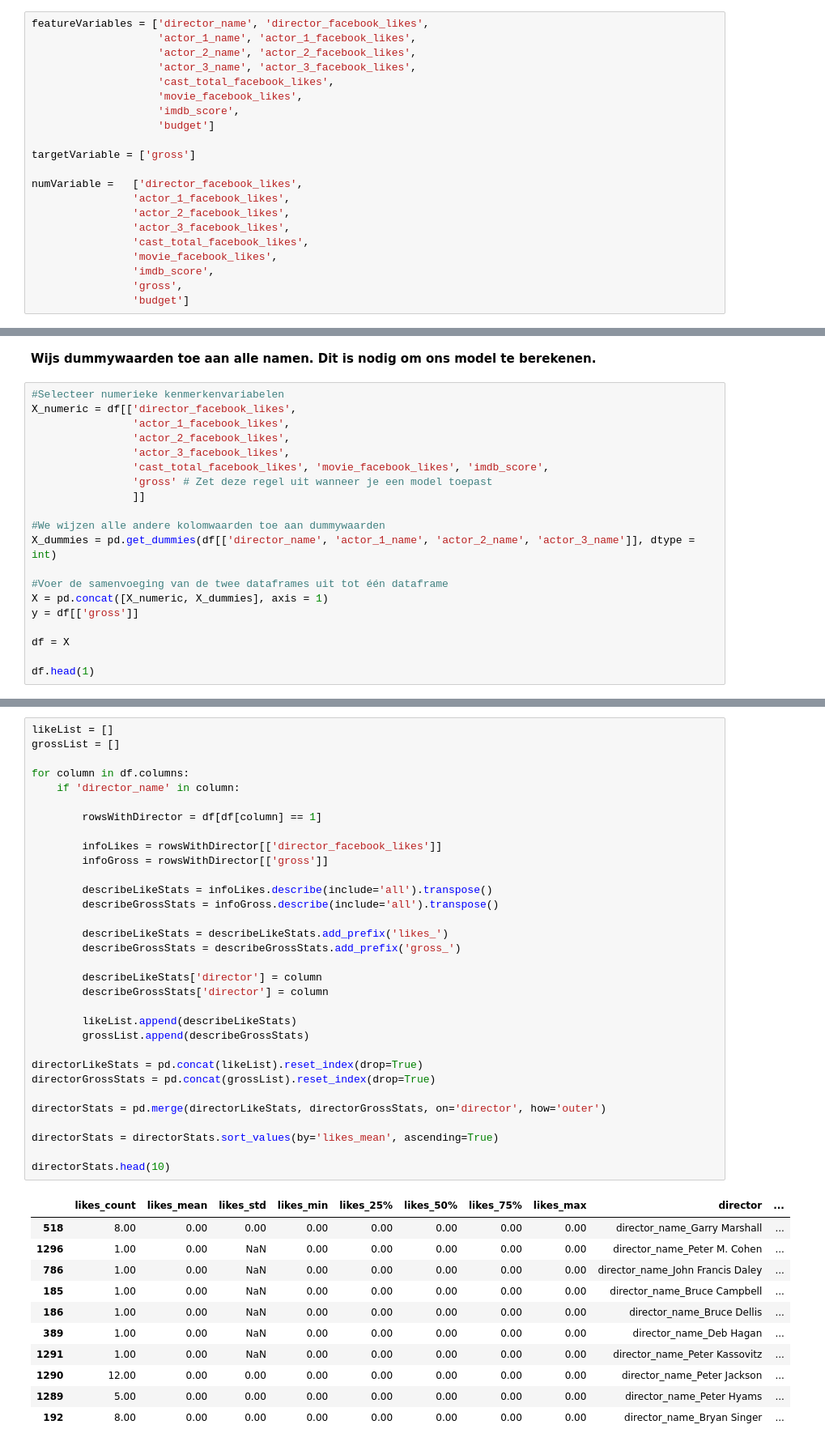
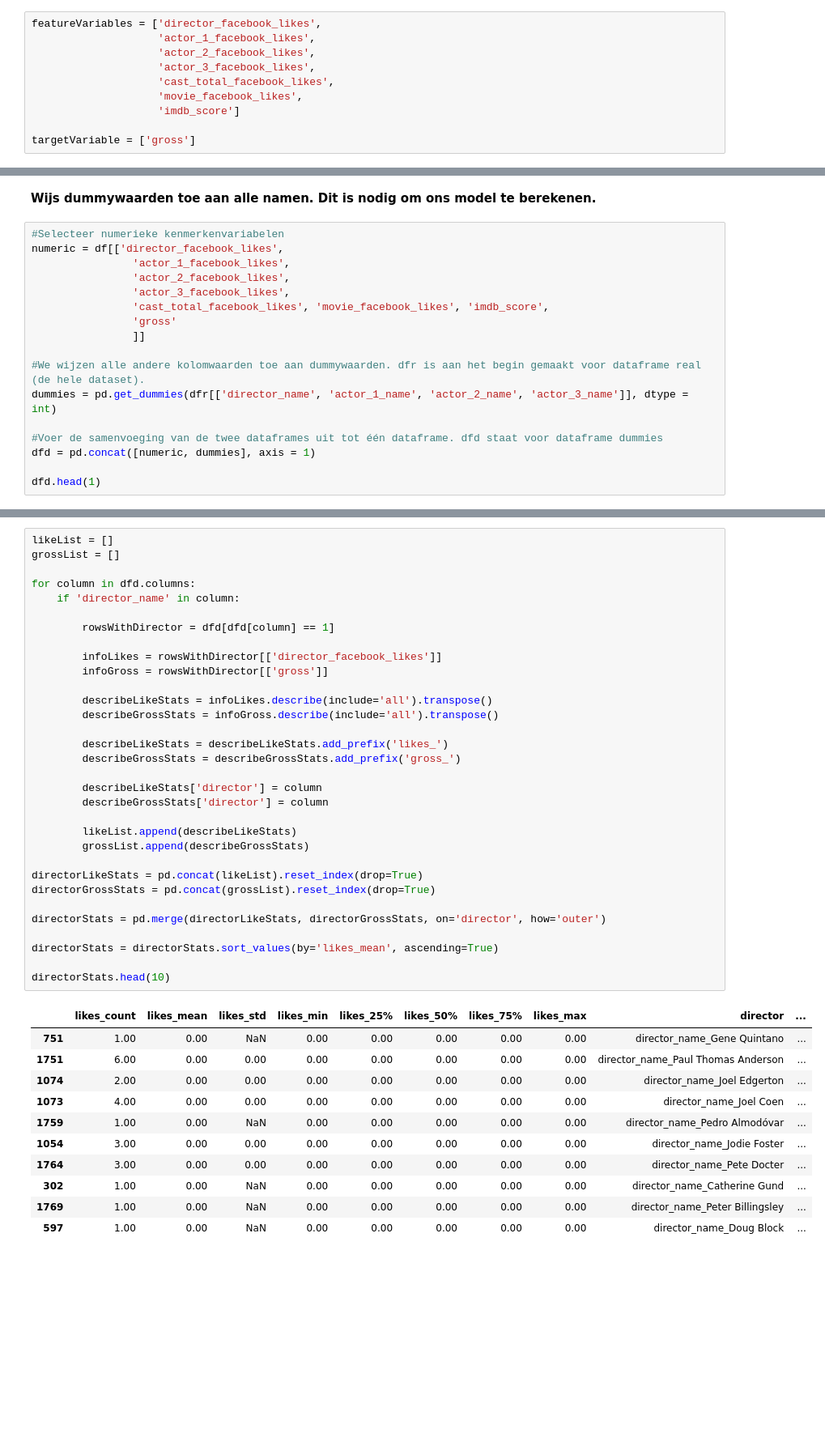
Before and after one commit to Pimdw/CM_CASUS, a Jupyter notebook: main.ipynb, the cells around one changed output, grey strips where cells are left out. Shown at 81% size. Saved outputs shown, nothing was run; the diff lists cells and outputs as text; blank space fills up the shorter version.

Commit message:
changes
modellen met beschrijving,
conclusie onderzoeksvraag 1

```diff
--- a/main.ipynb
+++ b/main.ipynb
@@ -85,25 +87,14 @@ display(Image(filename="meetniveaus.png"))
 Voor feature variables gaan we een paar tabellen analyseren. De target variabel is al gegeven, namelijk de Gross column.
 De gross is afhankelijk van de feature variables, die zijn onafhankelijk.
 # %%
-featureVariables = ['director_name', 'director_facebook_likes',
-                    'actor_1_name', 'actor_1_facebook_likes',
-                    'actor_2_name', 'actor_2_facebook_likes',
-                    'actor_3_name', 'actor_3_facebook_likes',
+featureVariables = ['director_facebook_likes',
+                    'actor_1_facebook_likes',
+                    'actor_2_facebook_likes',
+                    'actor_3_facebook_likes',
                     'cast_total_facebook_likes',
                     'movie_facebook_likes',
-                    'imdb_score',
-                    'budget']
+                    'imdb_score']
 
 targetVariable = ['gross']
-
-numVariable =   ['director_facebook_likes',
-                'actor_1_facebook_likes',
-                'actor_2_facebook_likes',
-                'actor_3_facebook_likes',
-                'cast_total_facebook_likes',
-                'movie_facebook_likes',
-                'imdb_score',
-                'gross',
-                'budget']
 # %% [markdown]
 **Maak een andere dataframe met alleen de kolommen waarin we geïnteresseerd zijn.**
@@ -410,24 +389,21 @@ fn.correlation_plot(df, 'imdb_score','director_facebook_likes')
 **Wijs dummywaarden toe aan alle namen. Dit is nodig om ons model te berekenen.**
 # %%
 #Selecteer numerieke kenmerkenvariabelen
-X_numeric = df[['director_facebook_likes',
+numeric = df[['director_facebook_likes',
                 'actor_1_facebook_likes',
                 'actor_2_facebook_likes',
                 'actor_3_facebook_likes',
                 'cast_total_facebook_likes', 'movie_facebook_likes', 'imdb_score',
-                'gross' # Zet deze regel uit wanneer je een model toepast
+                'gross'
                 ]]
 
-#We wijzen alle andere kolomwaarden toe aan dummywaarden
-X_dummies = pd.get_dummies(df[['director_name', 'actor_1_name', 'actor_2_name', 'actor_3_name']], dtype = int)
+#We wijzen alle andere kolomwaarden toe aan dummywaarden. dfr is aan het begin gemaakt voor dataframe real (de hele dataset).
+dummies = pd.get_dummies(dfr[['director_name', 'actor_1_name', 'actor_2_name', 'actor_3_name']], dtype = int)
 
-#Voer de samenvoeging van de twee dataframes uit tot één dataframe
-X = pd.concat([X_numeric, X_dummies], axis = 1)
-y = df[['gross']]
+#Voer de samenvoeging van de twee dataframes uit tot één dataframe. dfd staat voor dataframe dummies
+dfd = pd.concat([numeric, dummies], axis = 1)
 
-df = X
-
-df.head(1)
+dfd.head(1)
 # %% [output]
    director_facebook_likes  actor_1_facebook_likes  actor_2_facebook_likes  \
 0                     0.00                1,000.00                  936.00
@@ -460,46 +436,46 @@ Wanneer dit is voltooid, verwachten we dat onze correlatieplots een rechtere lij
 likeList = []
 grossList = []
 
-for column in df.columns:
+for column in dfd.columns:
     if 'director_name' in column:
 
-        rowsWithDirector = df[df[column] == 1]
+        rowsWithDirector = dfd[dfd[column] == 1]
 
         infoLikes = rowsWithDirector[['director_facebook_likes']]
         infoGross = rowsWithDirector[['gross']]
 
         describeLikeStats = infoLikes.describe(include='all').transpose()
         describeGrossStats = infoGross.describe(include='all').transpose()
 
         describeLikeStats = describeLikeStats.add_prefix('likes_')
         describeGrossStats = describeGrossStats.add_prefix('gross_')
 
         describeLikeStats['director'] = column
         describeGrossStats['director'] = column
 
         likeList.append(describeLikeStats)
         grossList.append(describeGrossStats)
 
 directorLikeStats = pd.concat(likeList).reset_index(drop=True)
 directorGrossStats = pd.concat(grossList).reset_index(drop=True)
 
 directorStats = pd.merge(directorLikeStats, directorGrossStats, on='director', how='outer')
 
 directorStats = directorStats.sort_values(by='likes_mean', ascending=True)
 
 directorStats.head(10)
 # %% [output]
 |  | likes_count | likes_mean | likes_std | likes_min | likes_25% | likes_50% | likes_75% | likes_max | director | ... |
-| 518 | 8.00 | 0.00 | 0.00 | 0.00 | 0.00 | 0.00 | 0.00 | 0.00 | director_name_Garry Marshall | ... |
-| 1296 | 1.00 | 0.00 | NaN | 0.00 | 0.00 | 0.00 | 0.00 | 0.00 | director_name_Peter M. Cohen | ... |
-| 786 | 1.00 | 0.00 | NaN | 0.00 | 0.00 | 0.00 | 0.00 | 0.00 | director_name_John Francis Daley | ... |
-| 185 | 1.00 | 0.00 | NaN | 0.00 | 0.00 | 0.00 | 0.00 | 0.00 | director_name_Bruce Campbell | ... |
-| 186 | 1.00 | 0.00 | NaN | 0.00 | 0.00 | 0.00 | 0.00 | 0.00 | director_name_Bruce Dellis | ... |
-| 389 | 1.00 | 0.00 | NaN | 0.00 | 0.00 | 0.00 | 0.00 | 0.00 | director_name_Deb Hagan | ... |
-| 1291 | 1.00 | 0.00 | NaN | 0.00 | 0.00 | 0.00 | 0.00 | 0.00 | director_name_Peter Kassovitz | ... |
-| 1290 | 12.00 | 0.00 | 0.00 | 0.00 | 0.00 | 0.00 | 0.00 | 0.00 | director_name_Peter Jackson | ... |
-| 1289 | 5.00 | 0.00 | 0.00 | 0.00 | 0.00 | 0.00 | 0.00 | 0.00 | director_name_Peter Hyams | ... |
-| 192 | 8.00 | 0.00 | 0.00 | 0.00 | 0.00 | 0.00 | 0.00 | 0.00 | director_name_Bryan Singer | ... |
+| 751 | 1.00 | 0.00 | NaN | 0.00 | 0.00 | 0.00 | 0.00 | 0.00 | director_name_Gene Quintano | ... |
+| 1751 | 6.00 | 0.00 | 0.00 | 0.00 | 0.00 | 0.00 | 0.00 | 0.00 | director_name_Paul Thomas Anderson | ... |
+| 1074 | 2.00 | 0.00 | 0.00 | 0.00 | 0.00 | 0.00 | 0.00 | 0.00 | director_name_Joel Edgerton | ... |
+| 1073 | 4.00 | 0.00 | 0.00 | 0.00 | 0.00 | 0.00 | 0.00 | 0.00 | director_name_Joel Coen | ... |
+| 1759 | 1.00 | 0.00 | NaN | 0.00 | 0.00 | 0.00 | 0.00 | 0.00 | director_name_Pedro Almodóvar | ... |
+| 1054 | 3.00 | 0.00 | 0.00 | 0.00 | 0.00 | 0.00 | 0.00 | 0.00 | director_name_Jodie Foster | ... |
+| 1764 | 3.00 | 0.00 | 0.00 | 0.00 | 0.00 | 0.00 | 0.00 | 0.00 | director_name_Pete Docter | ... |
+| 302 | 1.00 | 0.00 | NaN | 0.00 | 0.00 | 0.00 | 0.00 | 0.00 | director_name_Catherine Gund | ... |
+| 1769 | 1.00 | 0.00 | NaN | 0.00 | 0.00 | 0.00 | 0.00 | 0.00 | director_name_Peter Billingsley | ... |
+| 597 | 1.00 | 0.00 | NaN | 0.00 | 0.00 | 0.00 | 0.00 | 0.00 | director_name_Doug Block | ... |
 # %%
 likeActor1List = []
 grossActor1List = []
```
Also changed, not shown: parts of 36 cells of this notebook.
